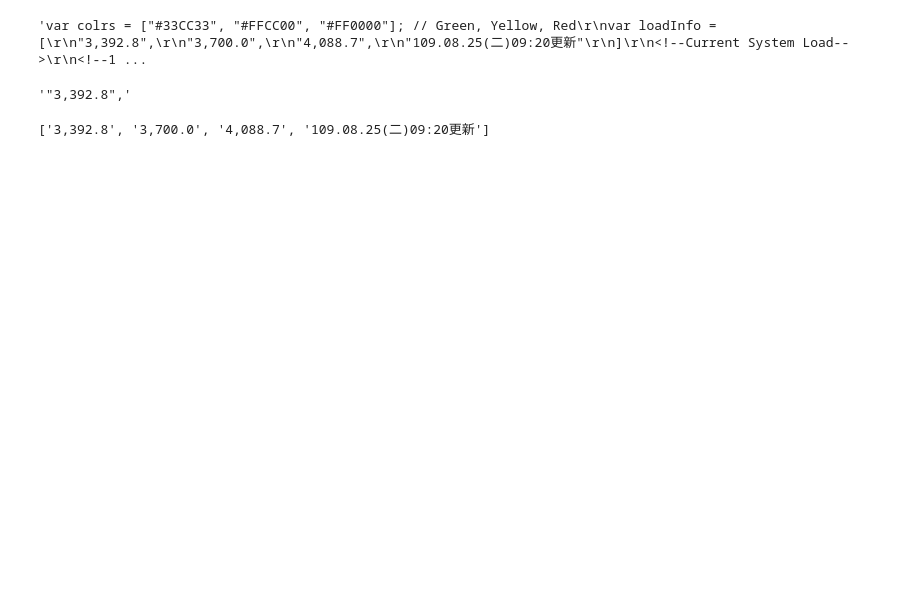
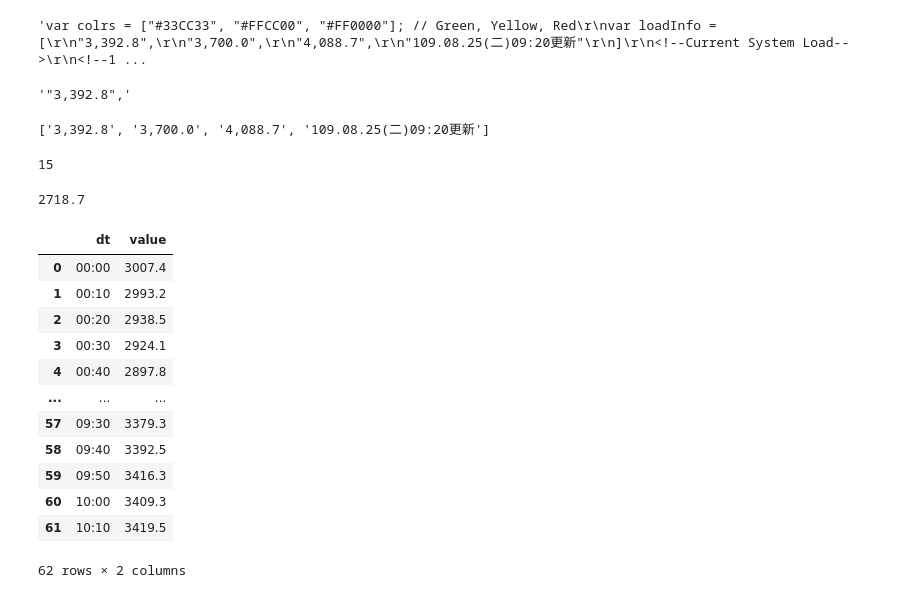
Before and after one commit to ywchiu/taipowerpy, a Jupyter notebook: Demo20200825.ipynb, the cells around one changed output. Saved outputs shown, nothing was run; the diff lists cells and outputs as text; code cells hidden in the pictures; blank space fills up the shorter version.

```diff
--- a/Demo20200825.ipynb
+++ b/Demo20200825.ipynb
@@ -20,3 +20,15 @@ fueltype = requests.get('https://www.taipower.com.tw/d006/loadGraph/loadGraph/da
 import requests
 fueltype1 = requests.get('https://www.taipower.com.tw/d006/loadGraph/loadGraph/data/loadfueltype_1.csv')
 #fueltype1.text
+# %%
+a = "00:00,383.1,928.4,125.7,281.0,910.2,0.0,26.2,0.0,20.3,13.8,0.0,30.5,-0.5,0.0"
+len(a.split(','))
+# %% [output]
+15
+# %%
+valueSum = 0
+for pop in a.split(',')[1:14]:
+  valueSum += float(pop)
+round(valueSum,1)
+# %% [output]
+2718.7
@@ -22,0 +51,16 @@ fueltype1 = requests.get('https://www.taipower.com.tw/d006/loadGraph/loadGraph/d
+# %%
+today_power
+# %% [output]
+|  | dt | value |
+| 0 | 00:00 | 3007.4 |
+| 1 | 00:10 | 2993.2 |
+| 2 | 00:20 | 2938.5 |
+| 3 | 00:30 | 2924.1 |
+| 4 | 00:40 | 2897.8 |
+| ... | ... | ... |
+| 57 | 09:30 | 3379.3 |
+| 58 | 09:40 | 3392.5 |
+| 59 | 09:50 | 3416.3 |
+| 60 | 10:00 | 3409.3 |
+| 61 | 10:10 | 3419.5 |
+62 rows × 2 columns
```
Also changed, not shown: parts of 17 cells of this notebook.
